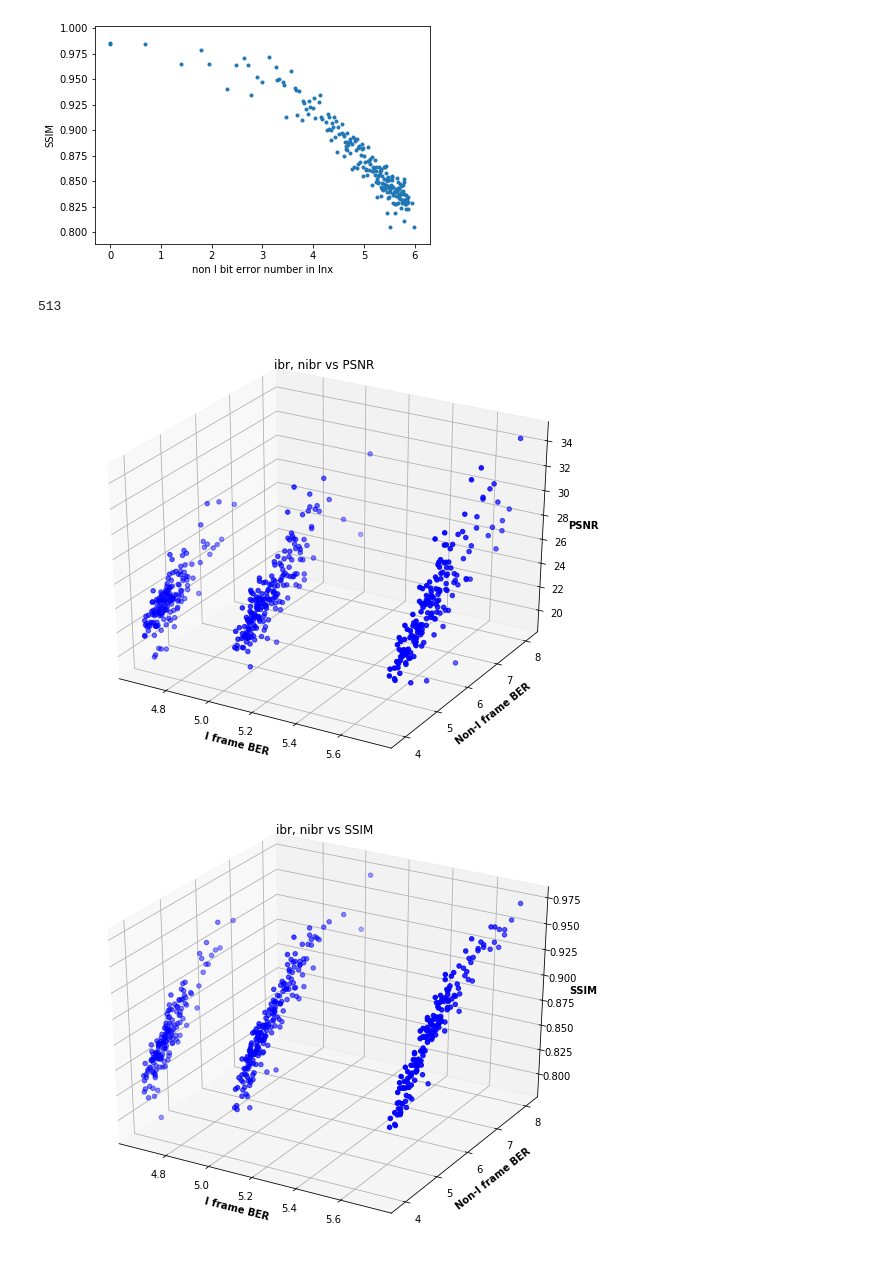
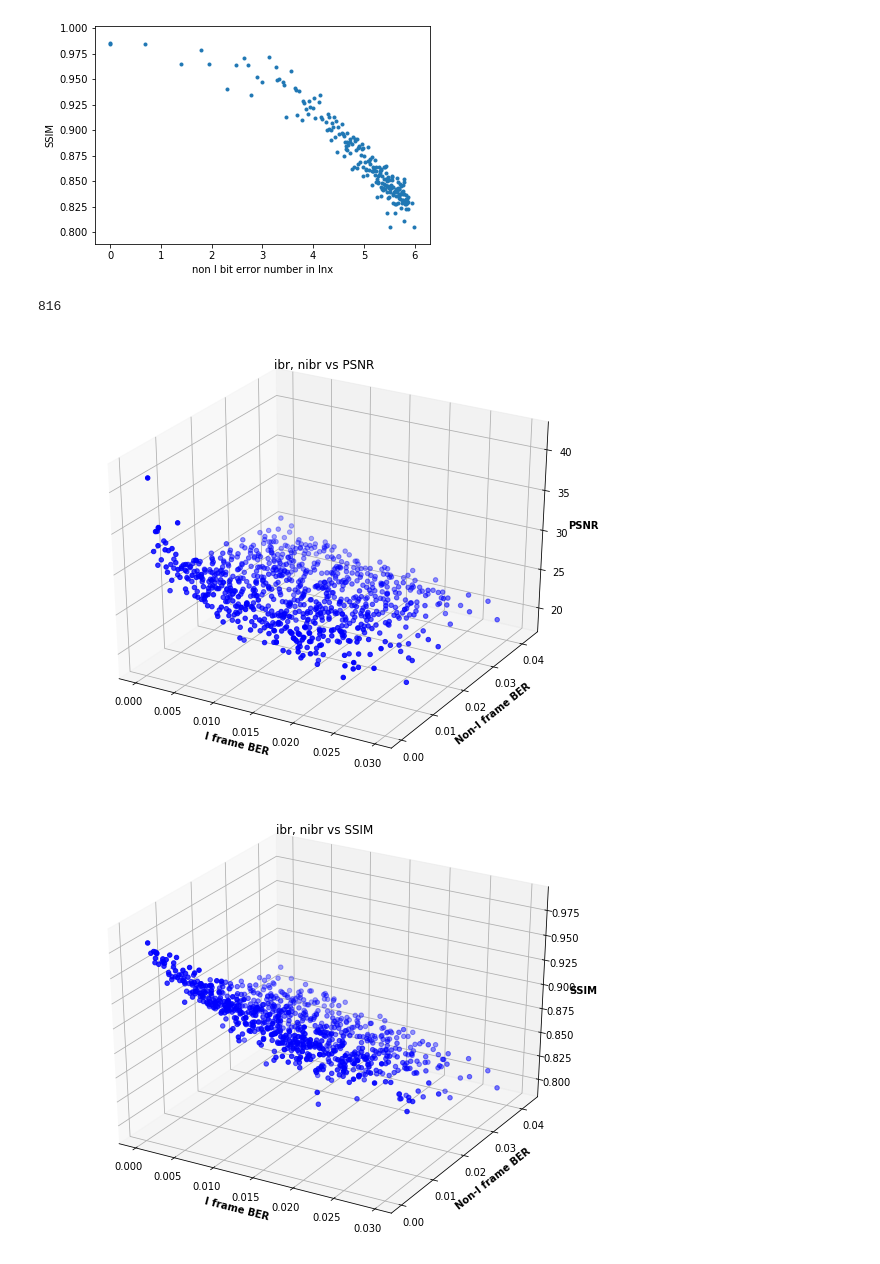
Before and after one commit to incandescentxxc/bitMatters, a Jupyter notebook: regression.ipynb, the cells around one changed output. Cells and saved outputs as stored; diff of their text form; code cells hidden in the pictures.

```diff
--- a/regression.ipynb
+++ b/regression.ipynb
@@ -211,26 +215,36 @@ plt.show()
 [figure]
 [figure]
 # %%
+import matplotlib.pyplot as plt
+from mpl_toolkits import mplot3d
+import pandas as pd
+import numpy as np
+import math
+
 # data prepartions for first round of experiment
 # multi variable processing
-stat = pd.read_csv("./raw_data/ff_records_final_1.csv")
-stat.columns = ['ibr','nibr','psnr','ssim']
+stat = pd.read_csv("ff_records_final_gop30.csv")
+stat.columns = ['ibr','nibr','ibn','nibn','psnr','ssim']
 stat_arr = np.array(stat)
+stat_trim = stat_arr
 
-stat_trim = stat_arr[np.where(stat_arr[..., 0] < 0.01)]
+# stat_trim = stat_arr[np.where(stat_arr[..., 0] < 0.01)]
 
 ibr = stat_trim[...,0]
 nibr = stat_trim[...,1]
-psnr = stat_trim[...,2]
-ssim = stat_trim[...,3]
+ibn = stat_trim[...,2]
+nibn = stat_trim[...,3]
+psnr = stat_trim[...,4]
+ssim = stat_trim[...,5]
 BR = stat_trim[...,0:2]
+
 
 print(len(stat_trim))
 
-
-ibr_log = [-math.log(x) for x in ibr]
-nibr_log = [-math.log(x) for x in nibr]
-BR_log = [[-math.log(x[0]), -math.log(x[1])] for x in BR]
+ibr_log = [-math.log((x+1)**2) for x in ibr]
+nibr_log = [-math.log(x+1) for x in nibr]
+BR_log = [[-math.log(x[0]+1), -math.log(x[1]+1)] for x in BR]
+psnr_log = [math.log(y) for y in psnr]
 # print(ibr)
 # print(ibn)
 
@@ -249,37 +263,37 @@ BR_log = [[-math.log(x[0]), -math.log(x[1])] for x in BR]
 # # print(BR[0])
 # plt.scatter(nibn_log, psnr_nibn_trim, label = label_title, marker=".")
 # plt.xlabel("non I frame bit error rate lnx")
 # plt.ylabel("PSNR")
 # plt.show()
 # # plt.savefig("./charts/IberPSNR.png",format="png")
 # plt.scatter(nibn_log, ssim_nibn_trim, marker='.')
 # plt.xlabel("non I frame bit error rate lnx")
 # plt.ylabel("SSIM")
 # plt.show()
 
 # creating figure
 fig = plt.figure(figsize=(10, 8))
 ax = plt.axes(projection="3d")
 # creating plot
-ax.scatter3D(ibr_log, nibr_log, psnr, color = "blue")
+ax.scatter3D(ibr, nibr, psnr, color = "blue")
 plt.title("ibr, nibr vs PSNR")
 ax.set_xlabel("I frame BER", fontweight="bold")
 ax.set_ylabel("Non-I frame BER", fontweight="bold")
 ax.set_zlabel("PSNR", fontweight="bold")
-# plt.savefig("./charts/berPSNR3d.png", format="png")
+plt.savefig("./charts/gop30_psnr.png", format="png")
 plt.show()
 
 # creating figure
 fig = plt.figure(figsize=(10, 8))
 ax = plt.axes(projection="3d")
-ax.scatter3D(ibr_log, nibr_log, ssim, color = "blue")
+ax.scatter3D(ibr, nibr, ssim, color = "blue")
 plt.title("ibr, nibr vs SSIM")
 ax.set_xlabel("I frame BER", fontweight="bold")
 ax.set_ylabel("Non-I frame BER", fontweight="bold")
 ax.set_zlabel("SSIM", fontweight="bold")
-# plt.savefig("./charts/berSSIM3d.png", format="png")
+plt.savefig("./charts/gop30_ssim.png", format="png")
 plt.show()
 # %% [output]
-513
+816
-[figure, old version]
+[figure, new version]
-[figure, old version]
+[figure, new version]
```
Also changed, not shown: parts of 4 cells of this notebook, 7 other files.
